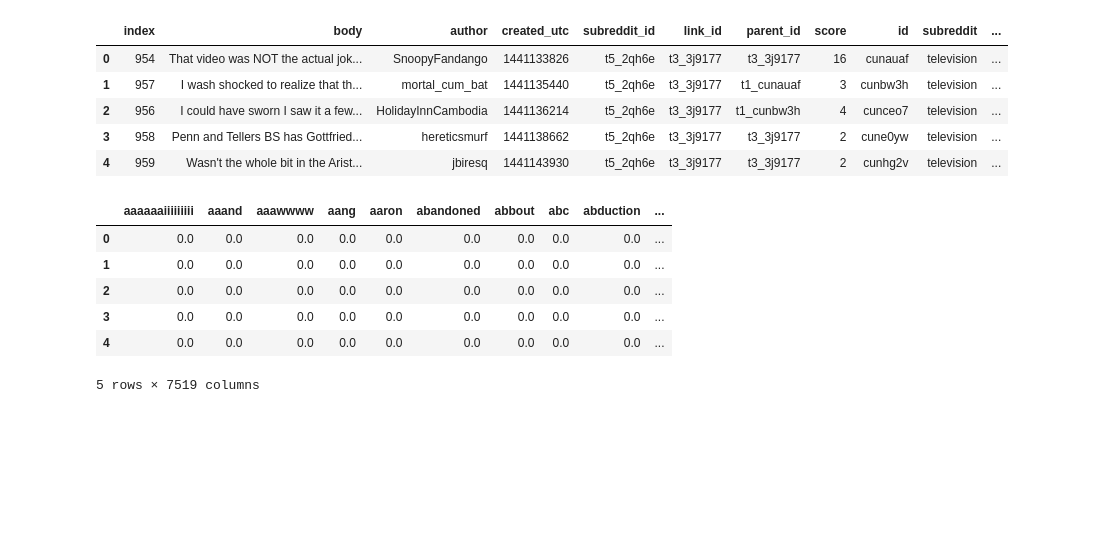
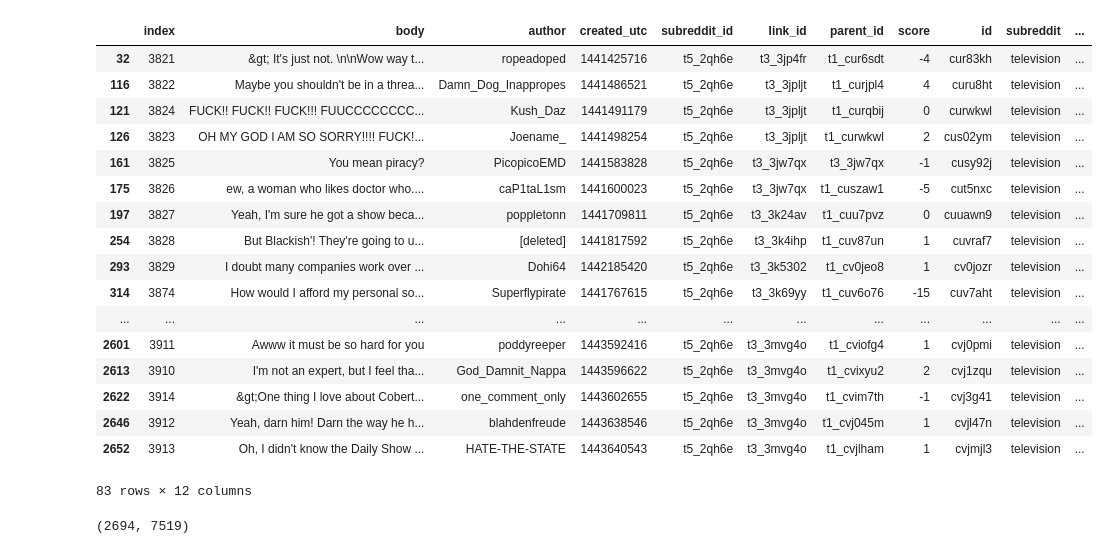
Before and after one commit to ahmedpyarali2/sarcasm-detection-IR, a Jupyter notebook: SVM-aniq-ahmed.ipynb, the cells around one changed output. Drawn from its saved outputs; the diff is of its cells as text; code cells hidden in the pictures; blank space fills up the shorter version.

```diff
--- a/SVM-aniq-ahmed.ipynb
+++ b/SVM-aniq-ahmed.ipynb
@@ -17,15 +18,29 @@ from sklearn.naive_bayes import MultinomialNB, BernoulliNB
 plt.style.use('ggplot')
 # %%
 data = pd.read_csv('../Data/reddit_training.csv')
-# %%
-data.head()
-# %% [output]
-|  | index | body | author | created_utc | subreddit_id | link_id | parent_id | score | id | subreddit | ... |
-| 0 | 954 | That video was NOT the actual jok... | SnoopyFandango | 1441133826 | t5_2qh6e | t3_3j9177 | t3_3j9177 | 16 | cunauaf | television | ... |
-| 1 | 957 | I wash shocked to realize that th... | mortal_cum_bat | 1441135440 | t5_2qh6e | t3_3j9177 | t1_cunauaf | 3 | cunbw3h | television | ... |
-| 2 | 956 | I could have sworn I saw it a few... | HolidayInnCambodia | 1441136214 | t5_2qh6e | t3_3j9177 | t1_cunbw3h | 4 | cunceo7 | television | ... |
-| 3 | 958 | Penn and Tellers BS has Gottfried... | hereticsmurf | 1441138662 | t5_2qh6e | t3_3j9177 | t3_3j9177 | 2 | cune0yw | television | ... |
-| 4 | 959 | Wasn't the whole bit in the Arist... | jbiresq | 1441143930 | t5_2qh6e | t3_3j9177 | t3_3j9177 | 2 | cunhg2v | television | ... |
+# %%
+data['sarcasm'] = data['sarcasm_tag'].map({'yes' : 1, 'no' : 0})
+# %%
+data[data.sarcasm_tag == 'yes']
+# %% [output]
+|  | index | body | author | created_utc | subreddit_id | link_id | parent_id | score | id | subreddit | ... |
+| 32 | 3821 | &gt; It's just not. \n\nWow way t... | ropeadoped | 1441425716 | t5_2qh6e | t3_3jp4fr | t1_cur6sdt | -4 | cur83kh | television | ... |
+| 116 | 3822 | Maybe you shouldn't be in a threa... | Damn_Dog_Inappropes | 1441486521 | t5_2qh6e | t3_3jpljt | t1_curjpl4 | 4 | curu8ht | television | ... |
+| 121 | 3824 | FUCK!! FUCK!! FUCK!!! FUUCCCCCCCC... | Kush_Daz | 1441491179 | t5_2qh6e | t3_3jpljt | t1_curqbij | 0 | curwkwl | television | ... |
+| 126 | 3823 | OH MY GOD I AM SO SORRY!!!! FUCK!... | Joename_ | 1441498254 | t5_2qh6e | t3_3jpljt | t1_curwkwl | 2 | cus02ym | television | ... |
+| 161 | 3825 | You mean piracy? | PicopicoEMD | 1441583828 | t5_2qh6e | t3_3jw7qx | t3_3jw7qx | -1 | cusy92j | television | ... |
+| 175 | 3826 | ew, a woman who likes doctor who.... | caP1taL1sm | 1441600023 | t5_2qh6e | t3_3jw7qx | t1_cuszaw1 | -5 | cut5nxc | television | ... |
+| 197 | 3827 | Yeah, I'm sure he got a show beca... | poppletonn | 1441709811 | t5_2qh6e | t3_3k24av | t1_cuu7pvz | 0 | cuuawn9 | television | ... |
+| 254 | 3828 | But Blackish'! They're going to u... | [deleted] | 1441817592 | t5_2qh6e | t3_3k4ihp | t1_cuv87un | 1 | cuvraf7 | television | ... |
+| 293 | 3829 | I doubt many companies work over ... | Dohi64 | 1442185420 | t5_2qh6e | t3_3k5302 | t1_cv0jeo8 | 1 | cv0jozr | television | ... |
+| 314 | 3874 | How would I afford my personal so... | Superflypirate | 1441767615 | t5_2qh6e | t3_3k69yy | t1_cuv6o76 | -15 | cuv7aht | television | ... |
+| ... | ... | ... | ... | ... | ... | ... | ... | ... | ... | ... | ... |
+| 2601 | 3911 | Awww it must be so hard for you | poddyreeper | 1443592416 | t5_2qh6e | t3_3mvg4o | t1_cviofg4 | 1 | cvj0pmi | television | ... |
+| 2613 | 3910 | I'm not an expert, but I feel tha... | God_Damnit_Nappa | 1443596622 | t5_2qh6e | t3_3mvg4o | t1_cvixyu2 | 2 | cvj1zqu | television | ... |
+| 2622 | 3914 | &gt;One thing I love about Cobert... | one_comment_only | 1443602655 | t5_2qh6e | t3_3mvg4o | t1_cvim7th | -1 | cvj3g41 | television | ... |
+| 2646 | 3912 | Yeah, darn him! Darn the way he h... | blahdenfreude | 1443638546 | t5_2qh6e | t3_3mvg4o | t1_cvj045m | 1 | cvjl47n | television | ... |
+| 2652 | 3913 | Oh, I didn't know the Daily Show ... | HATE-THE-STATE | 1443640543 | t5_2qh6e | t3_3mvg4o | t1_cvjlham | 1 | cvjmjl3 | television | ... |
+83 rows × 12 columns
 # %%
 tfid = TfidfVectorizer(stop_words=stopwords.words('english'), token_pattern=r'[%s]+' % string.ascii_letters)
 # %%
@@ -33,12 +48,6 @@ tf_idf_array = tfid.fit_transform(data['body']).toarray()
 # %%
 tf_idf_array = pd.DataFrame(data=tf_idf_array, columns=tfid.get_feature_names())
 # %%
-tf_idf_array.head()
+tf_idf_array.shape
 # %% [output]
-|  | aaaaaaiiiiiiiii | aaand | aaawwww | aang | aaron | abandoned | abbout | abc | abduction | ... |
-| 0 | 0.0 | 0.0 | 0.0 | 0.0 | 0.0 | 0.0 | 0.0 | 0.0 | 0.0 | ... |
-| 1 | 0.0 | 0.0 | 0.0 | 0.0 | 0.0 | 0.0 | 0.0 | 0.0 | 0.0 | ... |
-| 2 | 0.0 | 0.0 | 0.0 | 0.0 | 0.0 | 0.0 | 0.0 | 0.0 | 0.0 | ... |
-| 3 | 0.0 | 0.0 | 0.0 | 0.0 | 0.0 | 0.0 | 0.0 | 0.0 | 0.0 | ... |
-| 4 | 0.0 | 0.0 | 0.0 | 0.0 | 0.0 | 0.0 | 0.0 | 0.0 | 0.0 | ... |
-5 rows × 7519 columns
+(2694, 7519)
```
Also changed, not shown: parts of 16 cells of this notebook.
